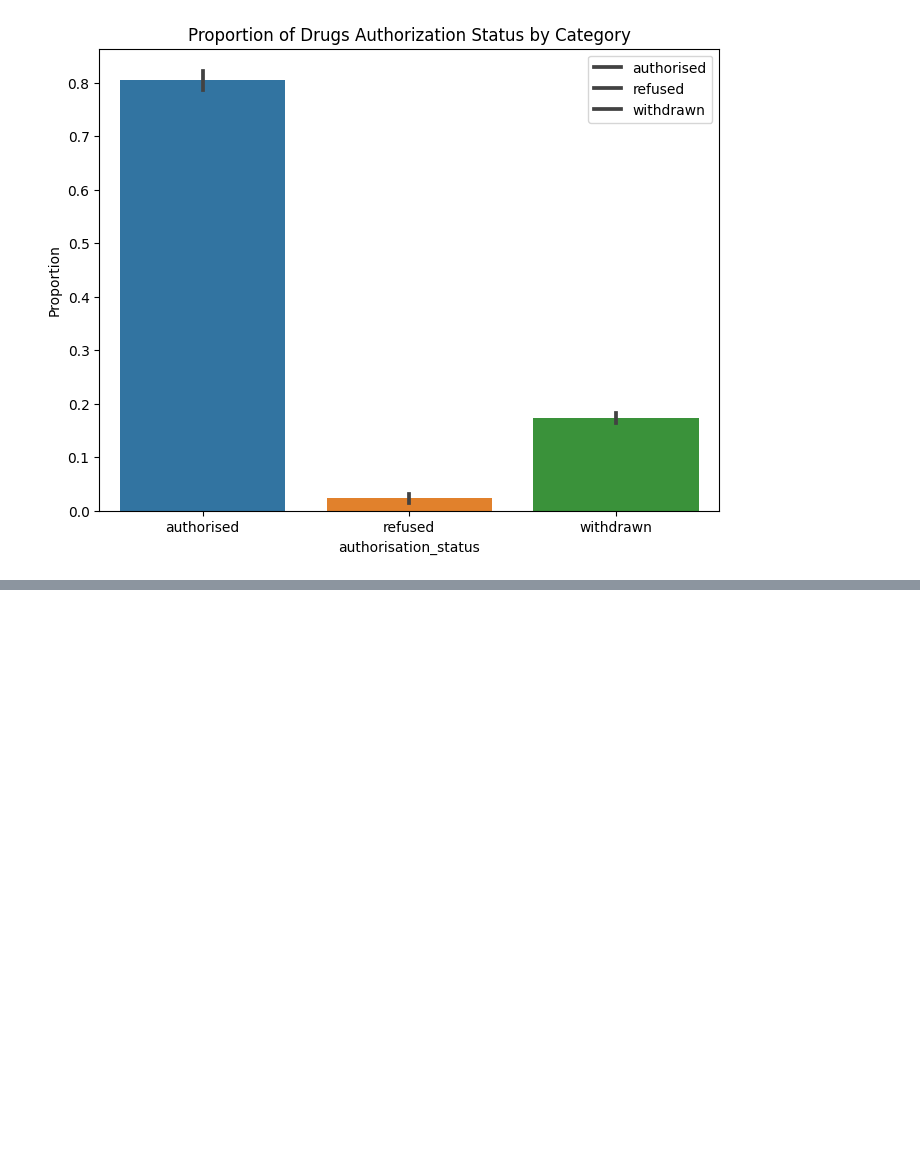
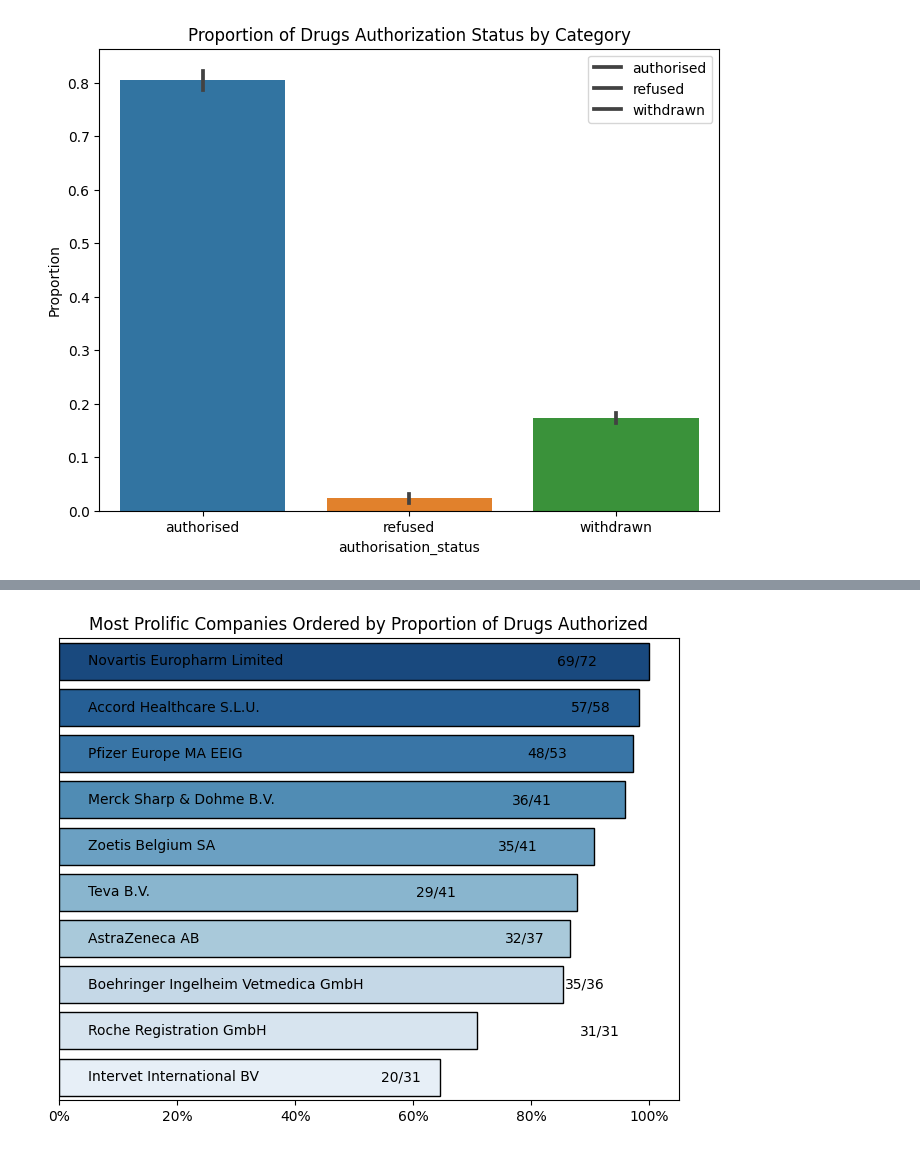
Before and after one commit to MattHondrakis/Python-Data-Science, a Jupyter notebook: Drugs.ipynb, the cells around one changed output, grey strips where cells are left out. Cells and saved outputs as stored; diff of their text form; code cells hidden in the pictures; blank space fills up the shorter version.

```diff
--- a/Drugs.ipynb
+++ b/Drugs.ipynb
@@ -90,0 +111,33 @@ plt.show()
+# %%
+from matplotlib.ticker import PercentFormatter
+
+# Data processing
+company_stats = (
+    drugs.groupby("marketing_authorisation_holder_company_name")
+    .agg(n=("marketing_authorisation_holder_company_name", "count"), prop=("authorisation_status", lambda x: (x == "authorised").mean()))
+    .sort_values(by=["n", "prop"], ascending=False)
+    .reset_index()
+    .head(10)
+)
+
+# Sort the dataframe by the proportion of authorized drugs in descending order
+company_stats = company_stats.sort_values(by="prop", ascending=False)
+
+# Plot the result
+plt.figure(figsize=(8, 6))
+sns.barplot(
+    data=company_stats, x="prop", y="marketing_authorisation_holder_company_name", palette="Blues_r", linewidth=1, edgecolor="black"
+)
+plt.ylabel("")
+plt.xlabel("")
+plt.title("Most Prolific Companies Ordered by Proportion of Drugs Authorized")
+plt.gca().xaxis.set_major_formatter(PercentFormatter(1))
+
+for index, row in company_stats.iterrows():
+    plt.text(row["prop"] * 0.95, index, f"{row['prop'] * row['n']:.0f}/{row['n']}", ha="right", va="center", color="black")
+    plt.text(0.05, index, row["marketing_authorisation_holder_company_name"], ha="left", va="center", color="black")
+
+plt.gca().axes.get_yaxis().set_visible(False)
+plt.show()
+# %% [output]
+[figure, added]
```
Also changed, not shown: parts of 1 cell of this notebook.
